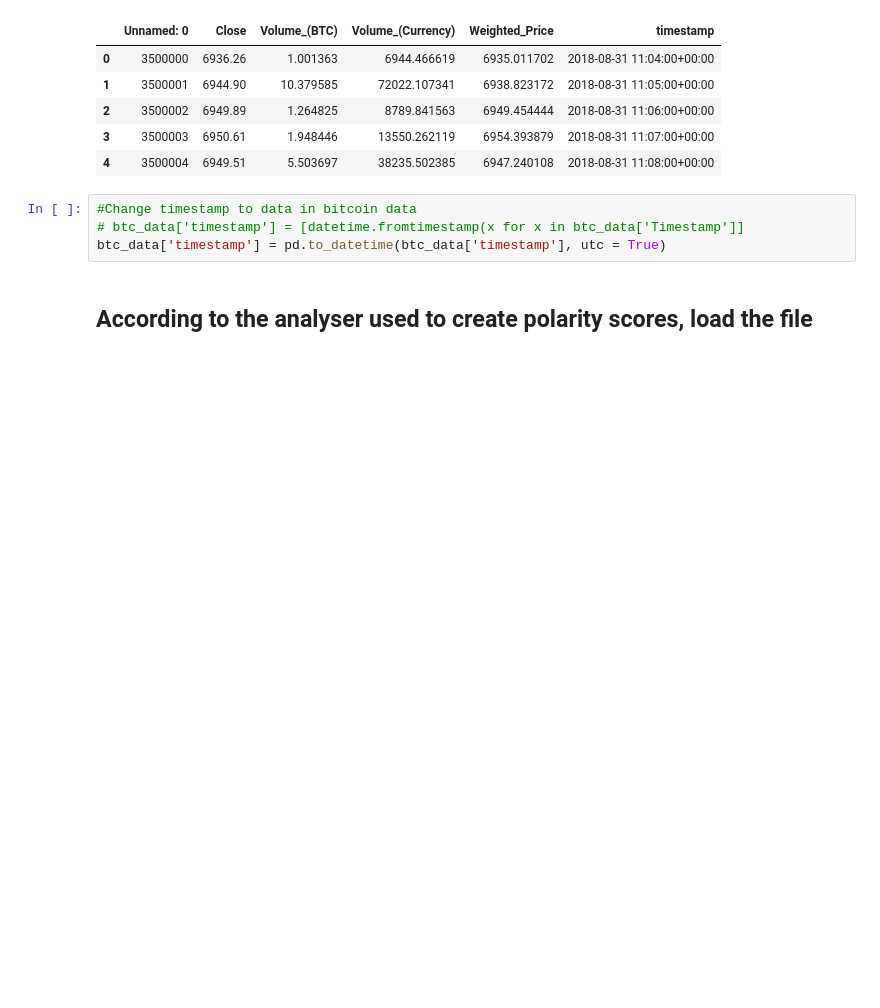
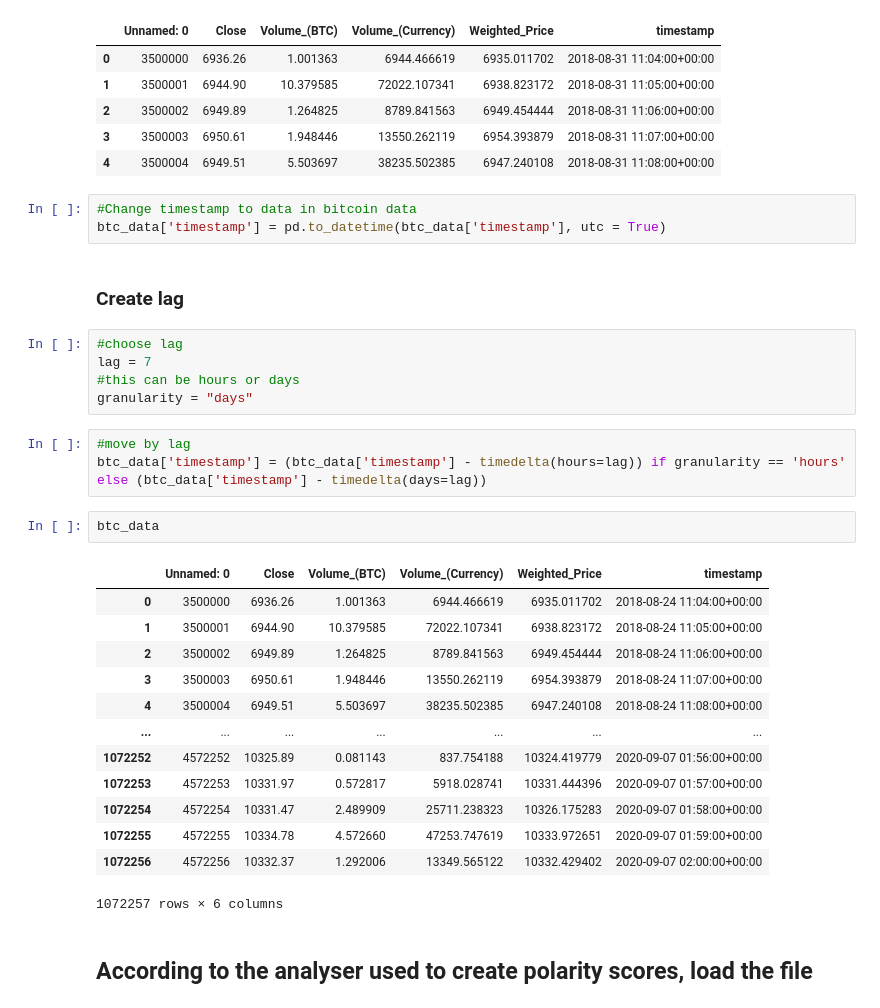
Before and after one commit to jacquesvcritien/fyp, a Jupyter notebook: data_generators_cleaners/data_lag_creator.ipynb, the cells around one changed output. Drawn from its saved outputs; the diff is of its cells as text; blank space fills up the shorter version.

```diff
--- a/data_generators_cleaners/data_lag_creator.ipynb
+++ b/data_generators_cleaners/data_lag_creator.ipynb
@@ -21,7 +21,32 @@ btc_data.head()
 | 4 | 3500004 | 6949.51 | 5.503697 | 38235.502385 | 6947.240108 | 2018-08-31 11:08:00+00:00 |
 # %%
 #Change timestamp to data in bitcoin data
-# btc_data['timestamp'] = [datetime.fromtimestamp(x for x in btc_data['Timestamp']]
 btc_data['timestamp'] = pd.to_datetime(btc_data['timestamp'], utc = True)
+# %% [markdown]
+### Create lag
+# %%
+#choose lag
+lag = 7
+#this can be hours or days
+granularity = "days"
+# %%
+#move by lag
+btc_data['timestamp'] = (btc_data['timestamp'] - timedelta(hours=lag)) if granularity == 'hours' else (btc_data['timestamp'] - timedelta(days=lag))
+# %%
+btc_data
+# %% [output]
+|  | Unnamed: 0 | Close | Volume_(BTC) | Volume_(Currency) | Weighted_Price | timestamp |
+| 0 | 3500000 | 6936.26 | 1.001363 | 6944.466619 | 6935.011702 | 2018-08-24 11:04:00+00:00 |
+| 1 | 3500001 | 6944.90 | 10.379585 | 72022.107341 | 6938.823172 | 2018-08-24 11:05:00+00:00 |
+| 2 | 3500002 | 6949.89 | 1.264825 | 8789.841563 | 6949.454444 | 2018-08-24 11:06:00+00:00 |
+| 3 | 3500003 | 6950.61 | 1.948446 | 13550.262119 | 6954.393879 | 2018-08-24 11:07:00+00:00 |
+| 4 | 3500004 | 6949.51 | 5.503697 | 38235.502385 | 6947.240108 | 2018-08-24 11:08:00+00:00 |
+| ... | ... | ... | ... | ... | ... | ... |
+| 1072252 | 4572252 | 10325.89 | 0.081143 | 837.754188 | 10324.419779 | 2020-09-07 01:56:00+00:00 |
+| 1072253 | 4572253 | 10331.97 | 0.572817 | 5918.028741 | 10331.444396 | 2020-09-07 01:57:00+00:00 |
+| 1072254 | 4572254 | 10331.47 | 2.489909 | 25711.238323 | 10326.175283 | 2020-09-07 01:58:00+00:00 |
+| 1072255 | 4572255 | 10334.78 | 4.572660 | 47253.747619 | 10333.972651 | 2020-09-07 01:59:00+00:00 |
+| 1072256 | 4572256 | 10332.37 | 1.292006 | 13349.565122 | 10332.429402 | 2020-09-07 02:00:00+00:00 |
+1072257 rows × 6 columns
 # %% [markdown]
 ## According to the analyser used to create polarity scores, load the file
```
Also changed, not shown: parts of 22 cells of this notebook, 2 other files.
